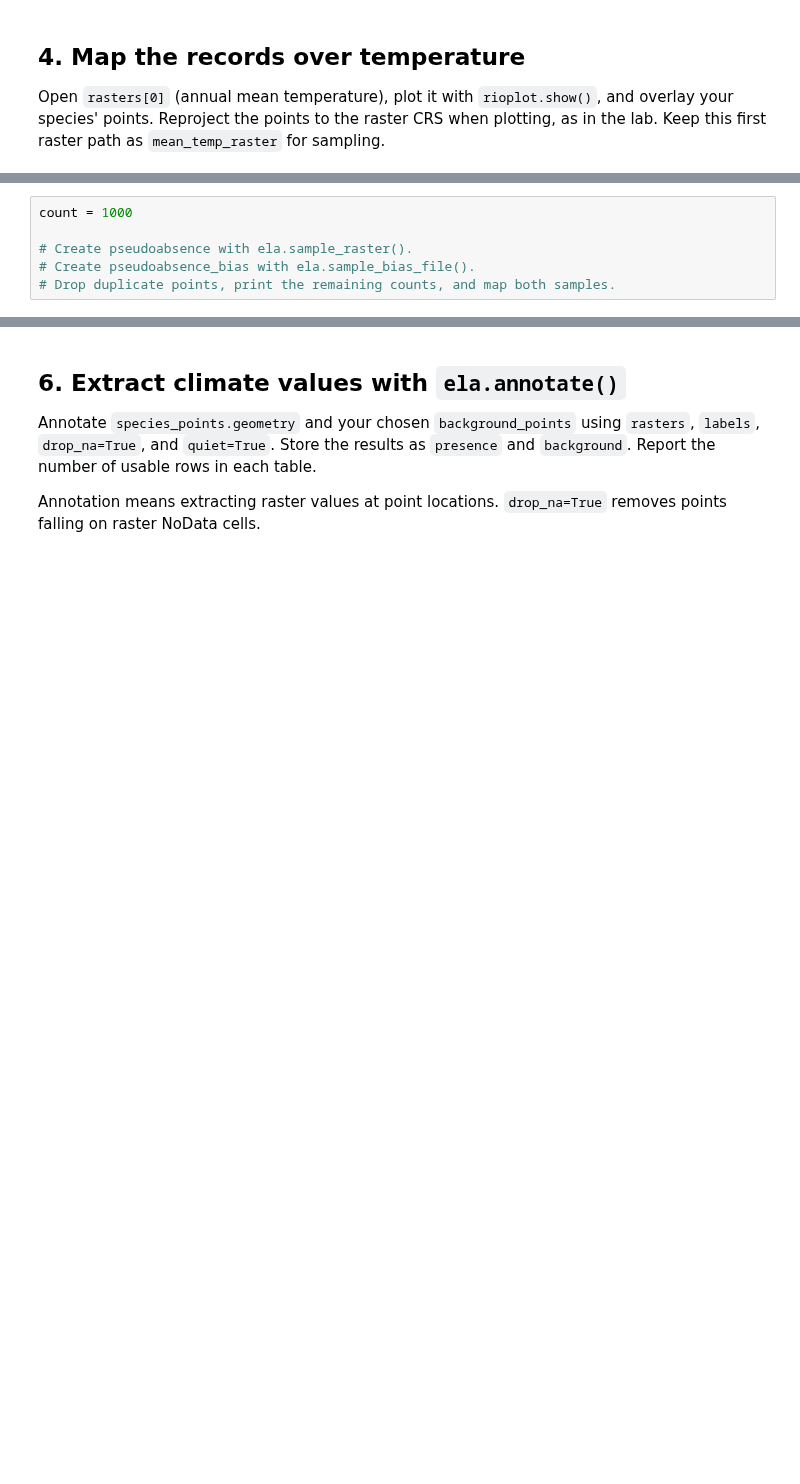
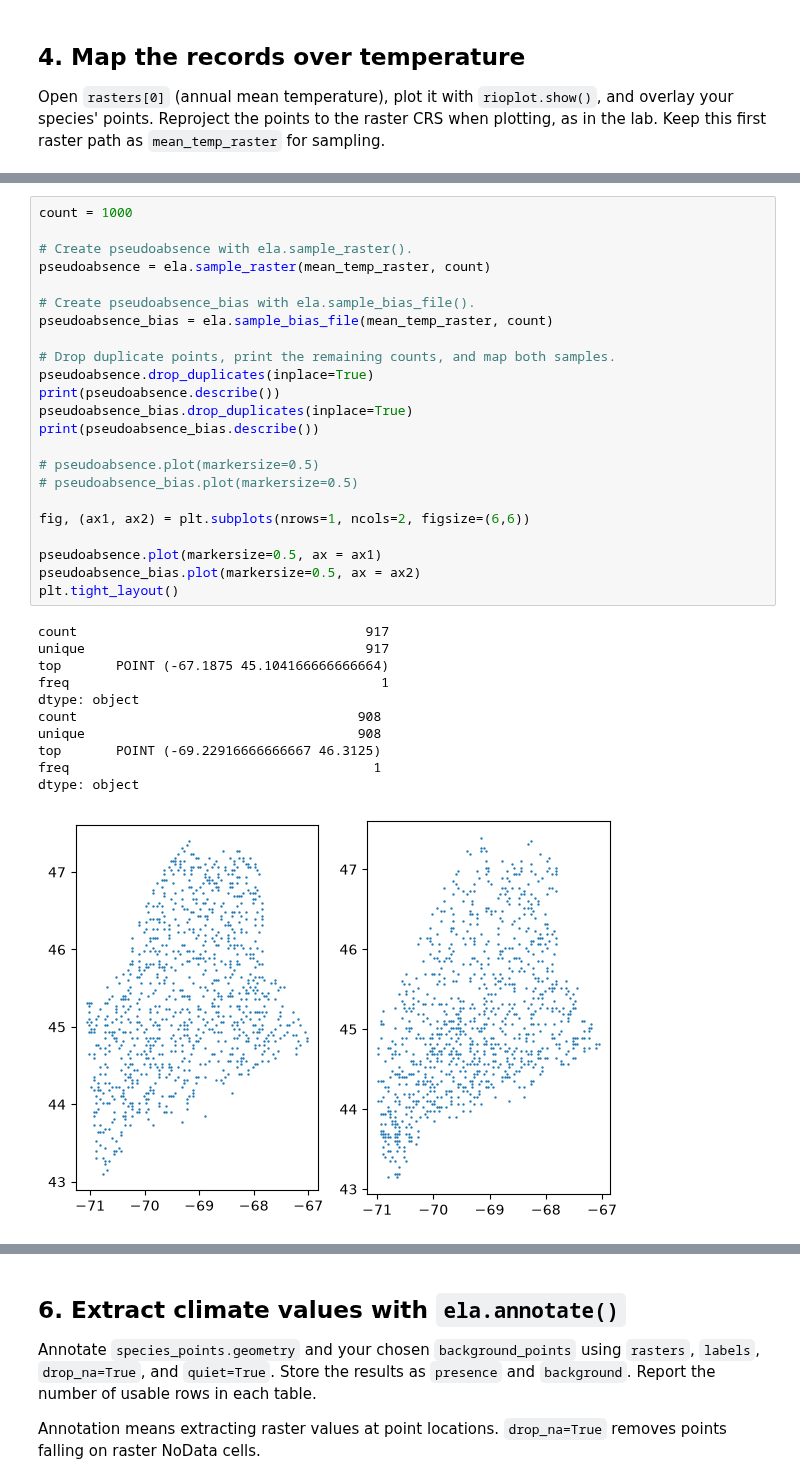
Before and after one commit to relleha/BIO597-SpatialBiodiversity, a Jupyter notebook: docs/assignments/Assignment-08-SDM-Software.ipynb, the cells around one changed output, grey strips where cells are left out. Drawn from its saved outputs; the diff is of its cells as text; blank space fills up the shorter version.

```diff
--- a/docs/assignments/Assignment-08-SDM-Software.ipynb
+++ b/docs/assignments/Assignment-08-SDM-Software.ipynb
@@ -88,8 +148,37 @@ The biased sample favors cells with larger temperature values. This is a demonst
 # %%
 count = 1000
 
 # Create pseudoabsence with ela.sample_raster().
+pseudoabsence = ela.sample_raster(mean_temp_raster, count)
+
 # Create pseudoabsence_bias with ela.sample_bias_file().
+pseudoabsence_bias = ela.sample_bias_file(mean_temp_raster, count)
+
 # Drop duplicate points, print the remaining counts, and map both samples.
+pseudoabsence.drop_duplicates(inplace=True)
+print(pseudoabsence.describe())
+pseudoabsence_bias.drop_duplicates(inplace=True)
+print(pseudoabsence_bias.describe())
+
+# pseudoabsence.plot(markersize=0.5)
+# pseudoabsence_bias.plot(markersize=0.5)
+
+fig, (ax1, ax2) = plt.subplots(nrows=1, ncols=2, figsize=(6,6))
+
+pseudoabsence.plot(markersize=0.5, ax = ax1)
+pseudoabsence_bias.plot(markersize=0.5, ax = ax2)
+plt.tight_layout()
+# %% [output]
+count                                     917
+unique                                    917
+top       POINT (-67.1875 45.104166666666664)
+freq                                        1
+dtype: object
+count                                    908
+unique                                   908
+top       POINT (-69.22916666666667 46.3125)
+freq                                       1
+dtype: object
+[figure, added]
 # %% [markdown]
 **Interpretation:** How do the two geographic samples differ? Explain why background choice can change the species–climate relationship learned by a model.
```
Also changed, not shown: parts of 17 cells of this notebook.
